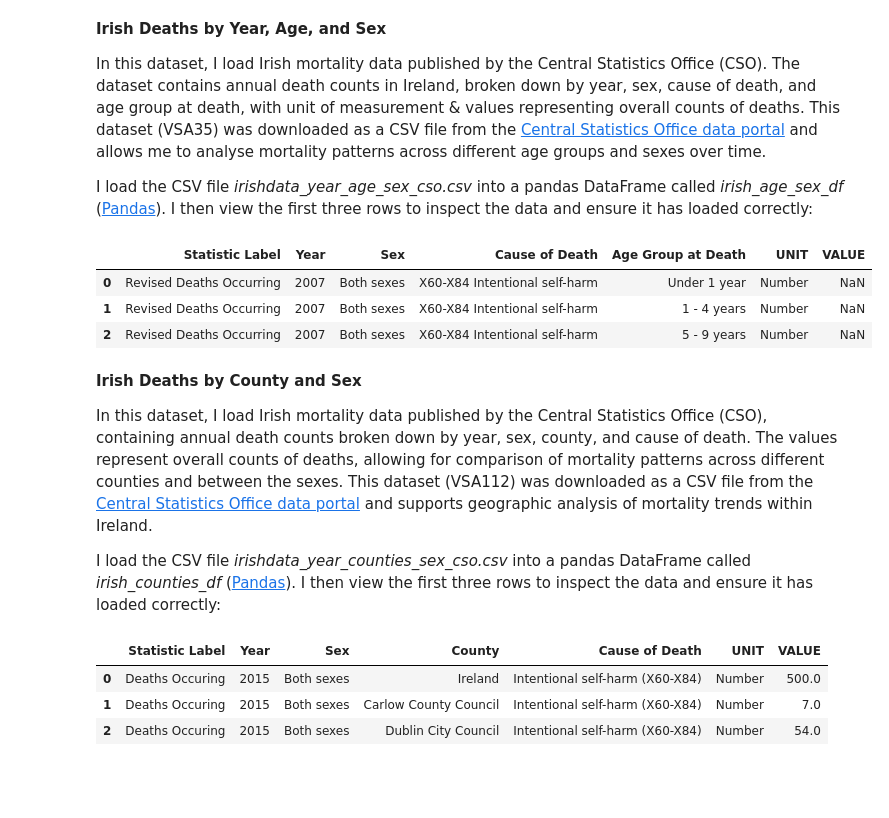
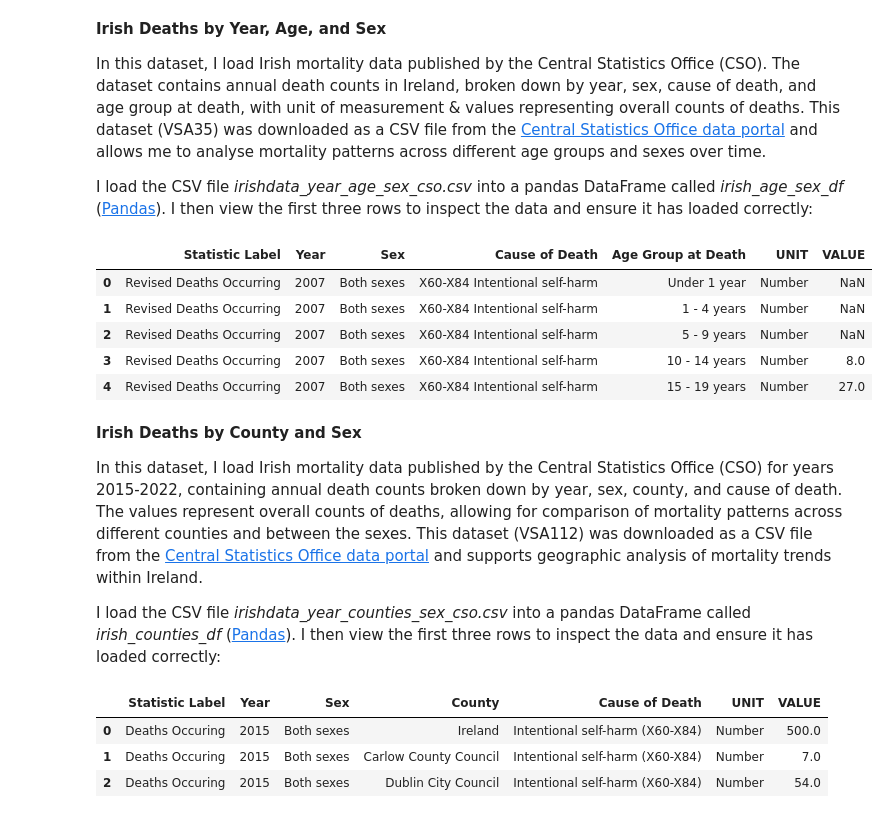
Before and after one commit to NibnabCodes/pfda_project, a Jupyter notebook: analysis.ipynb, the cells around one changed output. Cells and saved outputs as stored; diff of their text form; code cells hidden in the pictures; blank space fills up the shorter version.

```diff
--- a/analysis.ipynb
+++ b/analysis.ipynb
@@ -23,18 +23,20 @@ I then view the first three rows to inspect the data and ensure it has loaded co
 # %%
 irish_age_sex_df = pd.read_csv(
     "./data/irishdata_year_age_sex_cso.csv"
 )
 
-irish_age_sex_df.head(3)
+irish_age_sex_df.head()
 # %% [output]
 |  | Statistic Label | Year | Sex | Cause of Death | Age Group at Death | UNIT | VALUE |
 | 0 | Revised Deaths Occurring | 2007 | Both sexes | X60-X84 Intentional self-harm | Under 1 year | Number | NaN |
 | 1 | Revised Deaths Occurring | 2007 | Both sexes | X60-X84 Intentional self-harm | 1 - 4 years | Number | NaN |
 | 2 | Revised Deaths Occurring | 2007 | Both sexes | X60-X84 Intentional self-harm | 5 - 9 years | Number | NaN |
+| 3 | Revised Deaths Occurring | 2007 | Both sexes | X60-X84 Intentional self-harm | 10 - 14 years | Number | 8.0 |
+| 4 | Revised Deaths Occurring | 2007 | Both sexes | X60-X84 Intentional self-harm | 15 - 19 years | Number | 27.0 |
 # %% [markdown]
 **Irish Deaths by County and Sex**
 
-In this dataset, I load Irish mortality data published by the Central Statistics Office (CSO), containing annual death counts broken down by year, sex, county, and cause of death. The values represent overall counts of deaths, allowing for comparison of mortality patterns across different counties and between the sexes. This dataset (VSA112) was downloaded as a CSV file from the [Central Statistics Office data portal](https://data.cso.ie/#) and supports geographic analysis of mortality trends within Ireland.
+In this dataset, I load Irish mortality data published by the Central Statistics Office (CSO) for years 2015-2022, containing annual death counts broken down by year, sex, county, and cause of death. The values represent overall counts of deaths, allowing for comparison of mortality patterns across different counties and between the sexes. This dataset (VSA112) was downloaded as a CSV file from the [Central Statistics Office data portal](https://data.cso.ie/#) and supports geographic analysis of mortality trends within Ireland.
 
 I load the CSV file *irishdata_year_counties_sex_cso.csv* into a pandas DataFrame called *irish_counties_df* ([Pandas](https://pandas.pydata.org/docs/reference/api/pandas.read_csv.html)).
 I then view the first three rows to inspect the data and ensure it has loaded correctly:
```
Also changed, not shown: parts of 33 cells of this notebook, 3 other files.
